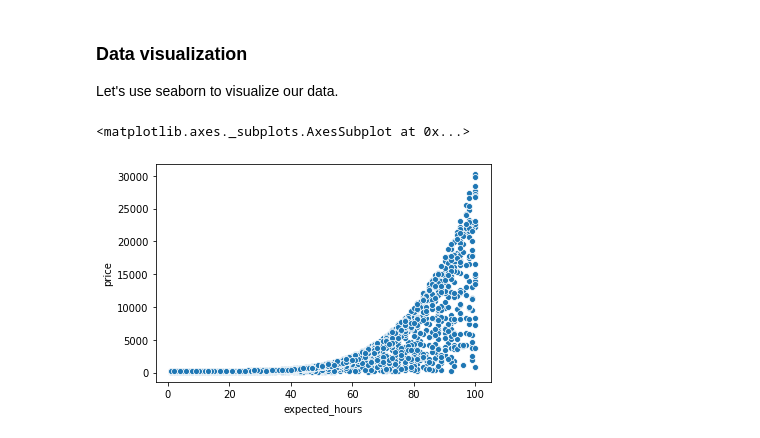
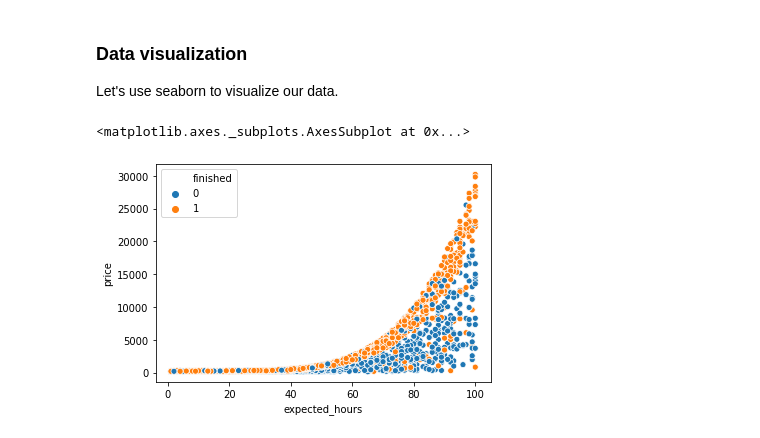
Before and after one commit to arthuramsouza/machine-learning-classification, a Jupyter notebook: notebooks/will-the-project-be-completed.ipynb, the cells around one changed output. Saved outputs shown, nothing was run; the diff lists cells and outputs as text; code cells hidden in the pictures.

Commit message:
Improve scatterplot and add relplot

```diff
--- a/notebooks/will-the-project-be-completed.ipynb
+++ b/notebooks/will-the-project-be-completed.ipynb
@@ -62,7 +62,7 @@ data.tail()
 ### Data visualization
 Let's use seaborn to visualize our data.
 # %%
-sns.scatterplot(x='expected_hours', y='price', data=data)
+sns.scatterplot(x='expected_hours', y='price', hue='finished', data=data)
 # %% [output]
 <matplotlib.axes._subplots.AxesSubplot at 0x...>
-[figure, old version]
+[figure, new version]
```
Also changed, not shown: parts of 1 cell of this notebook.
